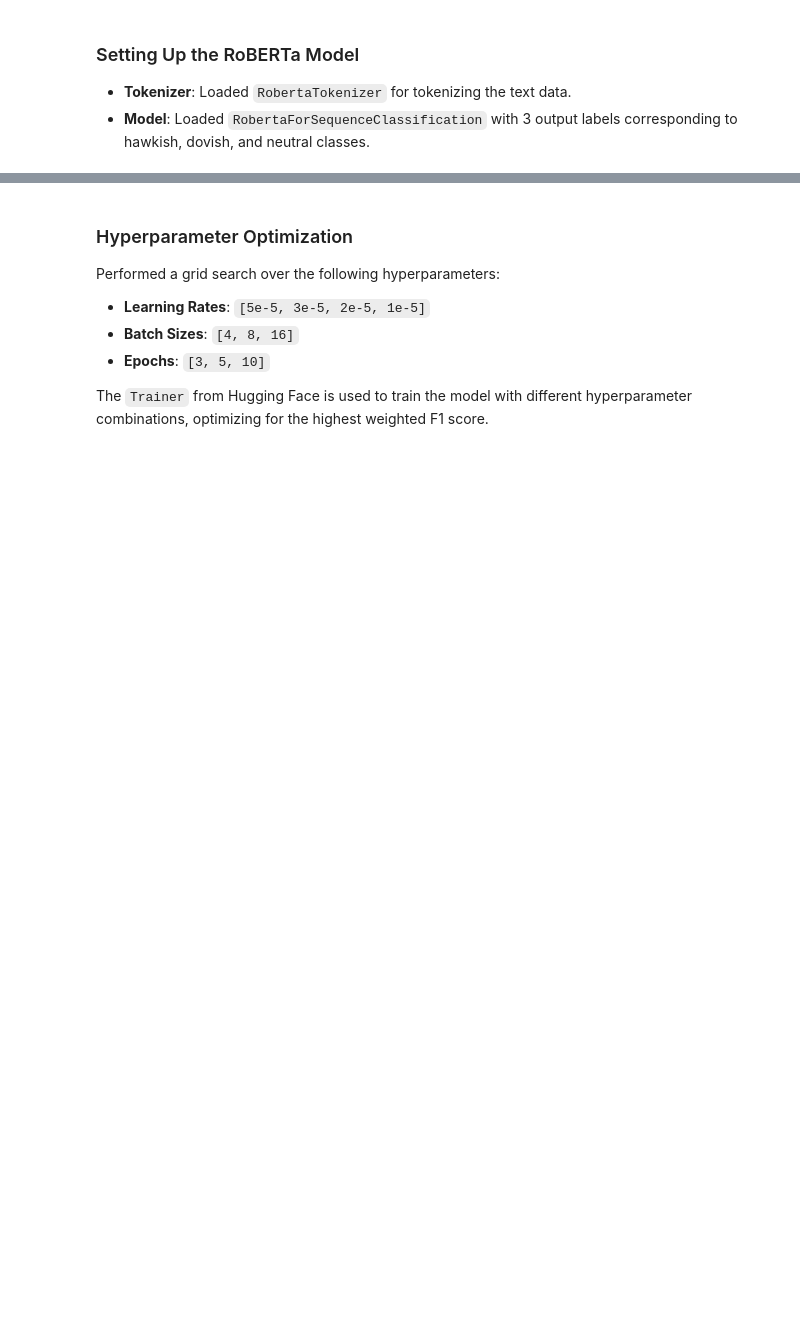
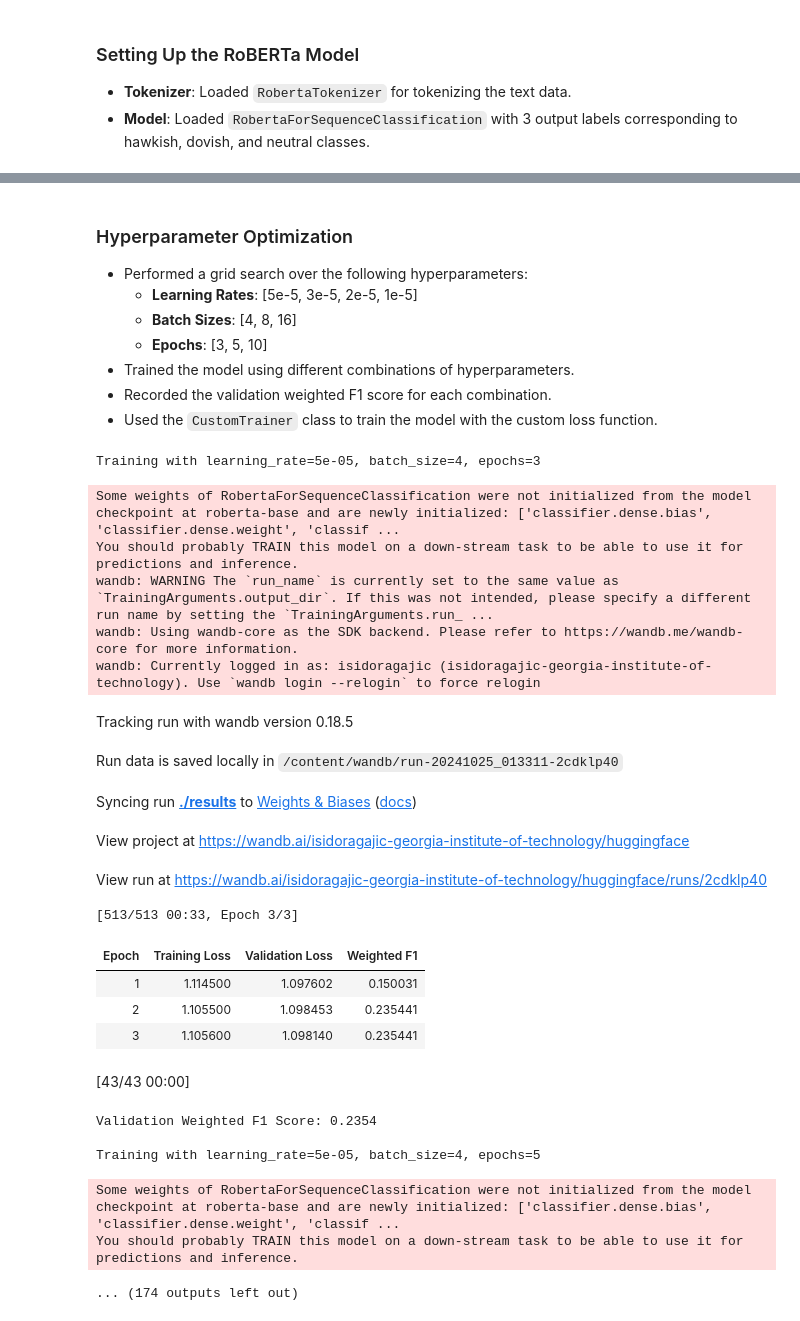
Before and after one commit to isidoragajic/AS10, a Jupyter notebook: AS10.ipynb, the cells around one changed output, grey strips where cells are left out. Cells and saved outputs as stored; diff of their text form; code cells hidden in the pictures; blank space fills up the shorter version.

```diff
--- a/AS10.ipynb
+++ b/AS10.ipynb
@@ -355,0 +416,18 @@ def compute_metrics(eval_pred):
+# %%
+# Determine the device
+device = torch.device('cuda' if torch.cuda.is_available() else 'cpu')
+print("Using device:", device)
+
+# Compute class weights
+class_weights = compute_class_weight(
+    class_weight='balanced',
+    classes=np.unique(train_labels),
+    y=train_labels
+)
+
+# Convert class weights to a tensor and move to the device
+class_weights = torch.tensor(class_weights, dtype=torch.float).to(device)
+
+# Print class weights for verification
+print("Class Weights:", class_weights)
+print("Class Weights Device:", class_weights.device)
@@ -355,0 +443,4 @@ def compute_metrics(eval_pred):
+# %%
+# Re-initialize the model and move it to the device
+model = RobertaForSequenceClassification.from_pretrained('roberta-base', num_labels=3)
+model.to(device)
@@ -356,13 +485,13 @@ def compute_metrics(eval_pred):
 # %% [markdown]
 ### Hyperparameter Optimization
 
-Performed a grid search over the following hyperparameters:
-
-- **Learning Rates**: `[5e-5, 3e-5, 2e-5, 1e-5]`
-- **Batch Sizes**: `[4, 8, 16]`
-- **Epochs**: `[3, 5, 10]`
-
-The `Trainer` from Hugging Face is used to train the model with different hyperparameter combinations, optimizing for the highest weighted F1 score.
+- Performed a grid search over the following hyperparameters:
+  - **Learning Rates**: [5e-5, 3e-5, 2e-5, 1e-5]
+  - **Batch Sizes**: [4, 8, 16]
+  - **Epochs**: [3, 5, 10]
+- Trained the model using different combinations of hyperparameters.
+- Recorded the validation weighted F1 score for each combination.
+- Used the `CustomTrainer` class to train the model with the custom loss function.
 # %%
 # Hyperparameter ranges
 learning_rates = [5e-5, 3e-5, 2e-5, 1e-5]
@@ -380,6 +509,7 @@ for lr in learning_rates:
 
             # Re-initialize the model for each run
             model = RobertaForSequenceClassification.from_pretrained('roberta-base', num_labels=3)
+            model.to(device)
 
             # Update training arguments
             training_args = TrainingArguments(
@@ -390,35 +520,59 @@ for lr in learning_rates:
                 evaluation_strategy='epoch',
                 save_strategy='no',
                 logging_strategy='epoch',
                 learning_rate=lr,
                 load_best_model_at_end=False,
                 seed=0
             )
 
-            # Initialize the Trainer
-            trainer = Trainer(
+            # Initialize the Custom Trainer
+            trainer = CustomTrainer(
                 model=model,
                 args=training_args,
                 train_dataset=train_dataset,
                 eval_dataset=val_dataset,
                 compute_metrics=compute_metrics,
                 tokenizer=tokenizer
             )
 
             # Train the model
             trainer.train()
 
             # Evaluate on validation set
             eval_result = trainer.evaluate()
             weighted_f1 = eval_result['eval_weighted_f1']
             print(f"Validation Weighted F1 Score: {weighted_f1:.4f}")
 
             results.append({
                 'learning_rate': lr,
                 'batch_size': batch_size,
                 'epochs': epochs,
                 'weighted_f1': weighted_f1
             })
+# %% [output]
+Training with learning_rate=5e-05, batch_size=4, epochs=3
+Some weights of RobertaForSequenceClassification were not initialized from the model checkpoint at roberta-base and are newly initialized: ['classifier.dense.bias', 'classifier.dense.weight', 'classif ...
+You should probably TRAIN this model on a down-stream task to be able to use it for predictions and inference.
+wandb: WARNING The `run_name` is currently set to the same value as `TrainingArguments.output_dir`. If this was not intended, please specify a different run name by setting the `TrainingArguments.run_ ...
+wandb: Using wandb-core as the SDK backend. Please refer to https://wandb.me/wandb-core for more information.
+wandb: Currently logged in as: isidoragajic (isidoragajic-georgia-institute-of-technology). Use `wandb login --relogin` to force relogin
+Tracking run with wandb version 0.18.5
+Run data is saved locally in /content/wandb/run-20241025_013311-2cdklp40
+Syncing run ./results to Weights & Biases (docs)
+View project at https://wandb.ai/isidoragajic-georgia-institute-of-technology/huggingface
+View run at https://wandb.ai/isidoragajic-georgia-institute-of-technology/huggingface/runs/2cdklp40
+[513/513 00:33, Epoch 3/3]
+| Epoch | Training Loss | Validation Loss | Weighted F1 |
+| 1 | 1.114500 | 1.097602 | 0.150031 |
+| 2 | 1.105500 | 1.098453 | 0.235441 |
+| 3 | 1.105600 | 1.098140 | 0.235441 |
+[43/43 00:00]
+Validation Weighted F1 Score: 0.2354
+
+Training with learning_rate=5e-05, batch_size=4, epochs=5
+Some weights of RobertaForSequenceClassification were not initialized from the model checkpoint at roberta-base and are newly initialized: ['classifier.dense.bias', 'classifier.dense.weight', 'classif ...
+You should probably TRAIN this model on a down-stream task to be able to use it for predictions and inference.
+... (174 outputs left out)
 # %% [markdown]
 ### Analyzing Hyperparameter Results
 
```
Also changed, not shown: parts of 80 cells of this notebook.
